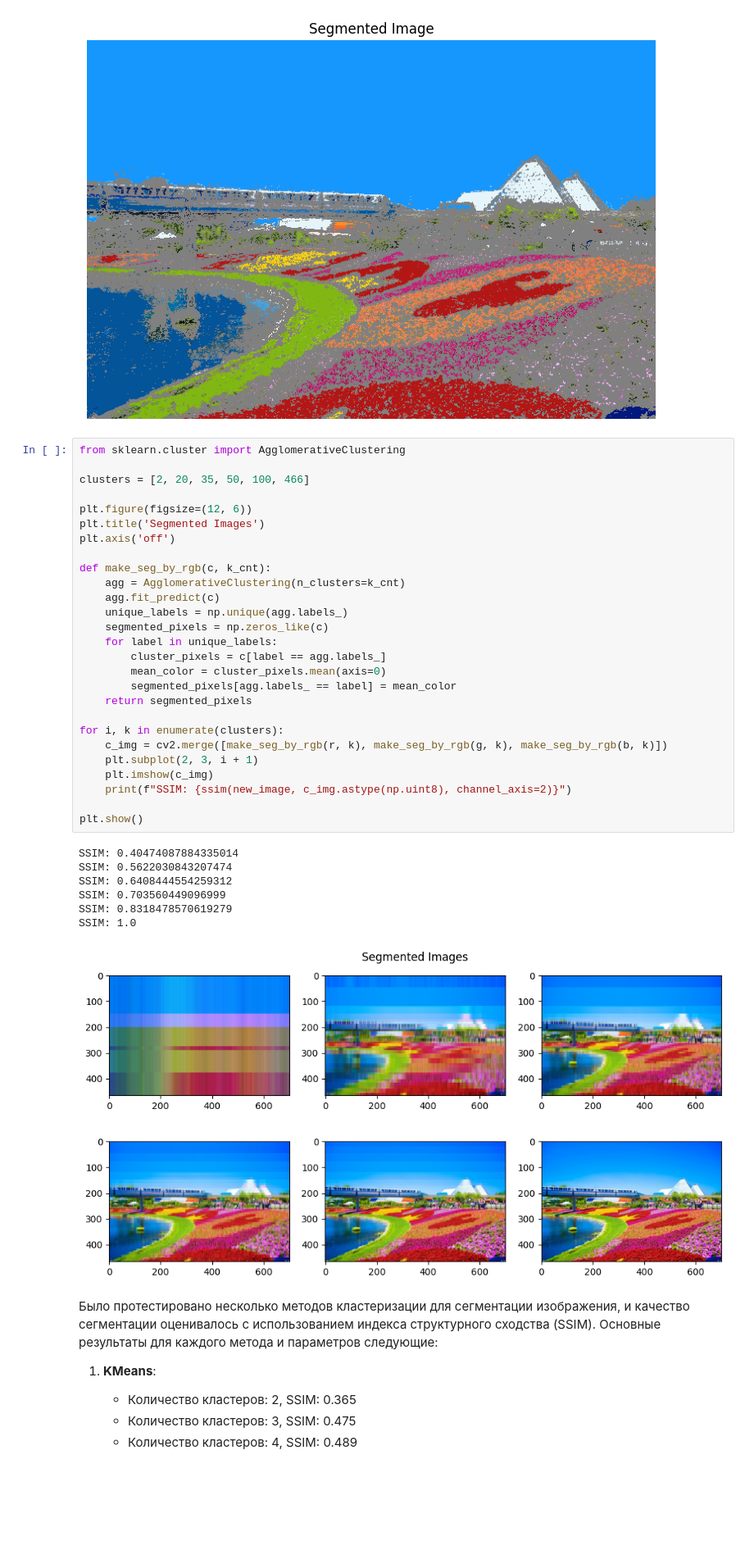
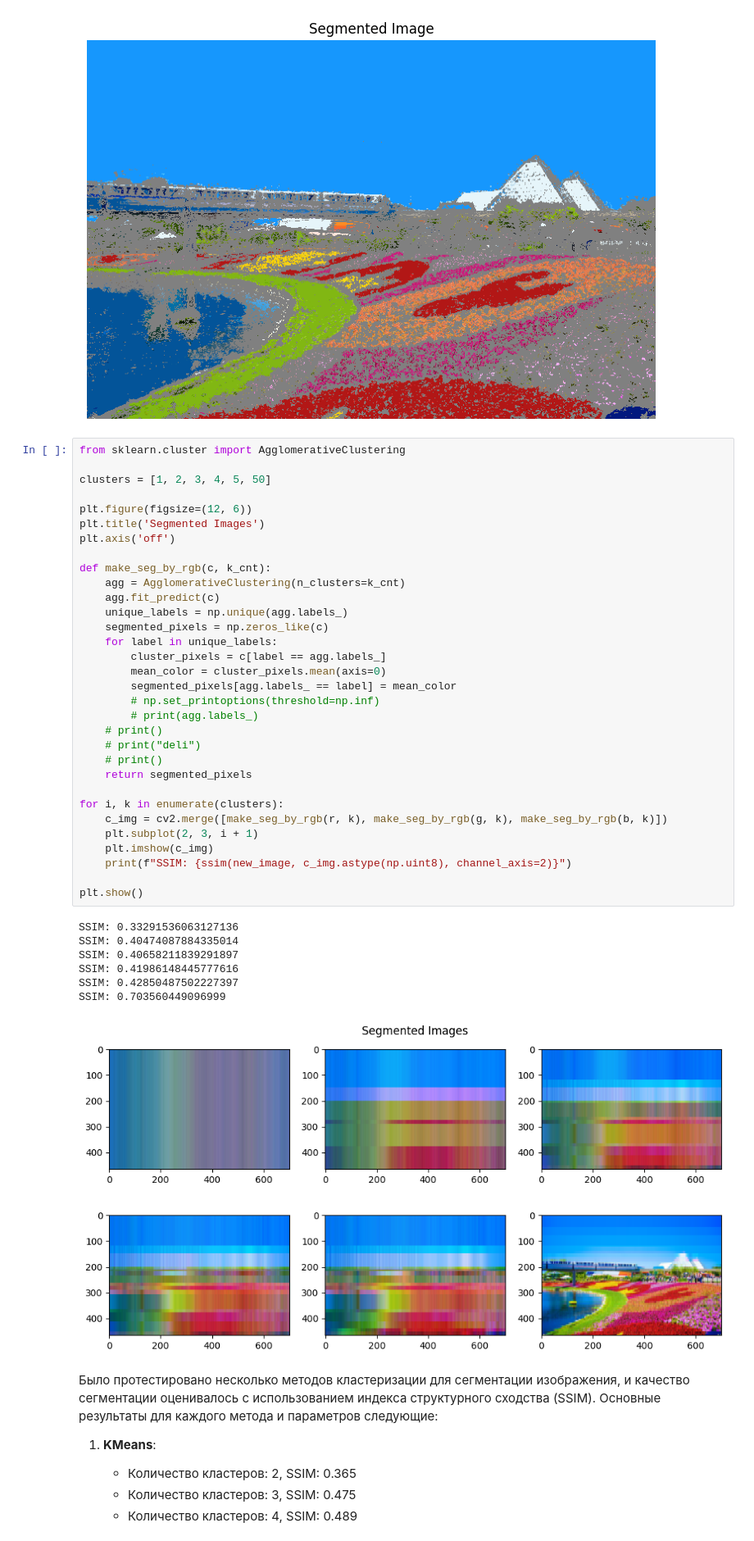
Before and after one commit to archimage-wiz/DS_ModelsParametersModule1, a Jupyter notebook: 13Clusterization/hw.ipynb, the cells around one changed output. Shown at 82% size. Drawn from its saved outputs; the diff is of its cells as text; blank space fills up the shorter version.

```diff
--- a/13Clusterization/hw.ipynb
+++ b/13Clusterization/hw.ipynb
@@ -91,38 +91,43 @@ SSIM: 0.4193788713948748
 # %%
 from sklearn.cluster import AgglomerativeClustering
 
-clusters = [2, 20, 35, 50, 100, 466]
+clusters = [1, 2, 3, 4, 5, 50]
 
 plt.figure(figsize=(12, 6))
 plt.title('Segmented Images')
 plt.axis('off')
 
 def make_seg_by_rgb(c, k_cnt):
     agg = AgglomerativeClustering(n_clusters=k_cnt)
     agg.fit_predict(c)
     unique_labels = np.unique(agg.labels_)
     segmented_pixels = np.zeros_like(c)
     for label in unique_labels:
         cluster_pixels = c[label == agg.labels_]
         mean_color = cluster_pixels.mean(axis=0)
         segmented_pixels[agg.labels_ == label] = mean_color
+        # np.set_printoptions(threshold=np.inf)
+        # print(agg.labels_)
+    # print()
+    # print("deli")
+    # print()
     return segmented_pixels
 
 for i, k in enumerate(clusters):
     c_img = cv2.merge([make_seg_by_rgb(r, k), make_seg_by_rgb(g, k), make_seg_by_rgb(b, k)])
     plt.subplot(2, 3, i + 1)
     plt.imshow(c_img)
     print(f"SSIM: {ssim(new_image, c_img.astype(np.uint8), channel_axis=2)}")
 
 plt.show()
 # %% [output]
+SSIM: 0.33291536063127136
 SSIM: 0.40474087884335014
-SSIM: 0.5622030843207474
-SSIM: 0.6408444554259312
+SSIM: 0.40658211839291897
+SSIM: 0.41986148445777616
+SSIM: 0.42850487502227397
 SSIM: 0.703560449096999
-SSIM: 0.8318478570619279
-SSIM: 1.0
-[figure, old version]
+[figure, new version]
 # %% [markdown]
 Было протестировано несколько методов кластеризации для сегментации изображения, и качество сегментации оценивалось с использованием индекса структурного сходства (SSIM). Основные результаты для каждого метода и параметров следующие:
 
```
Also changed, not shown: 4 other files.
